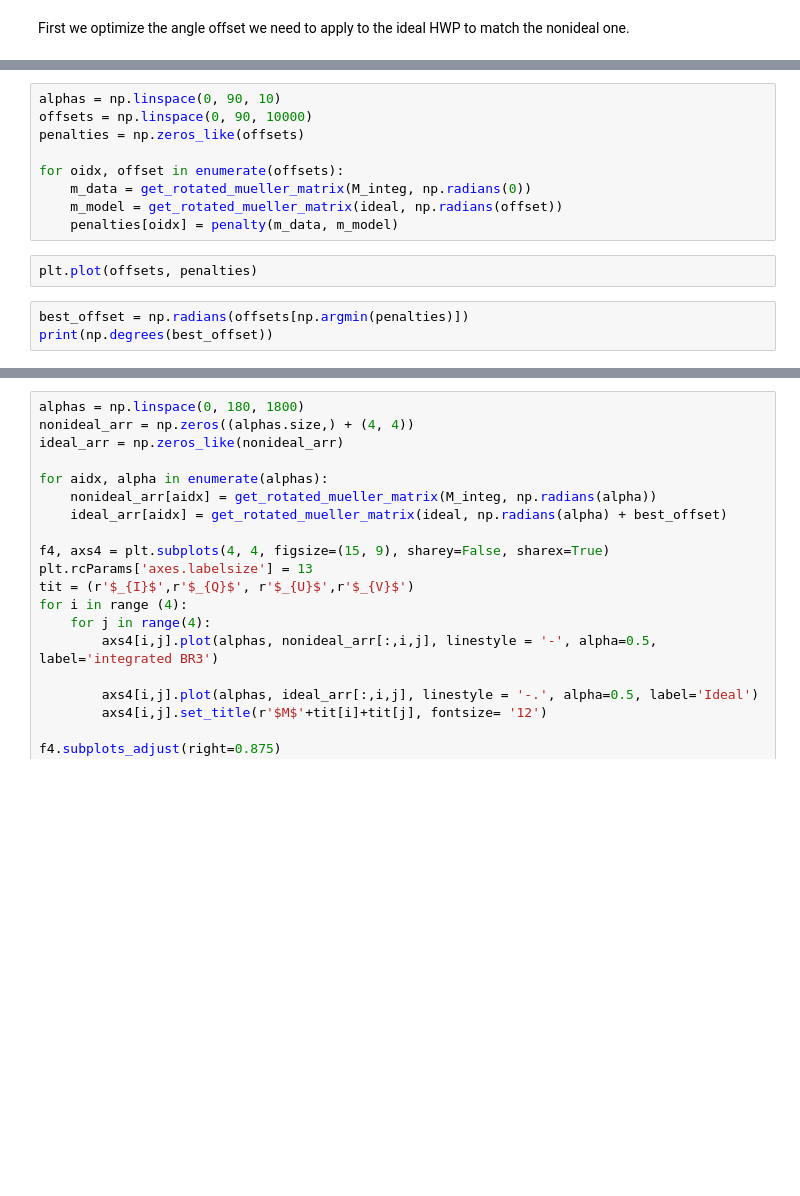
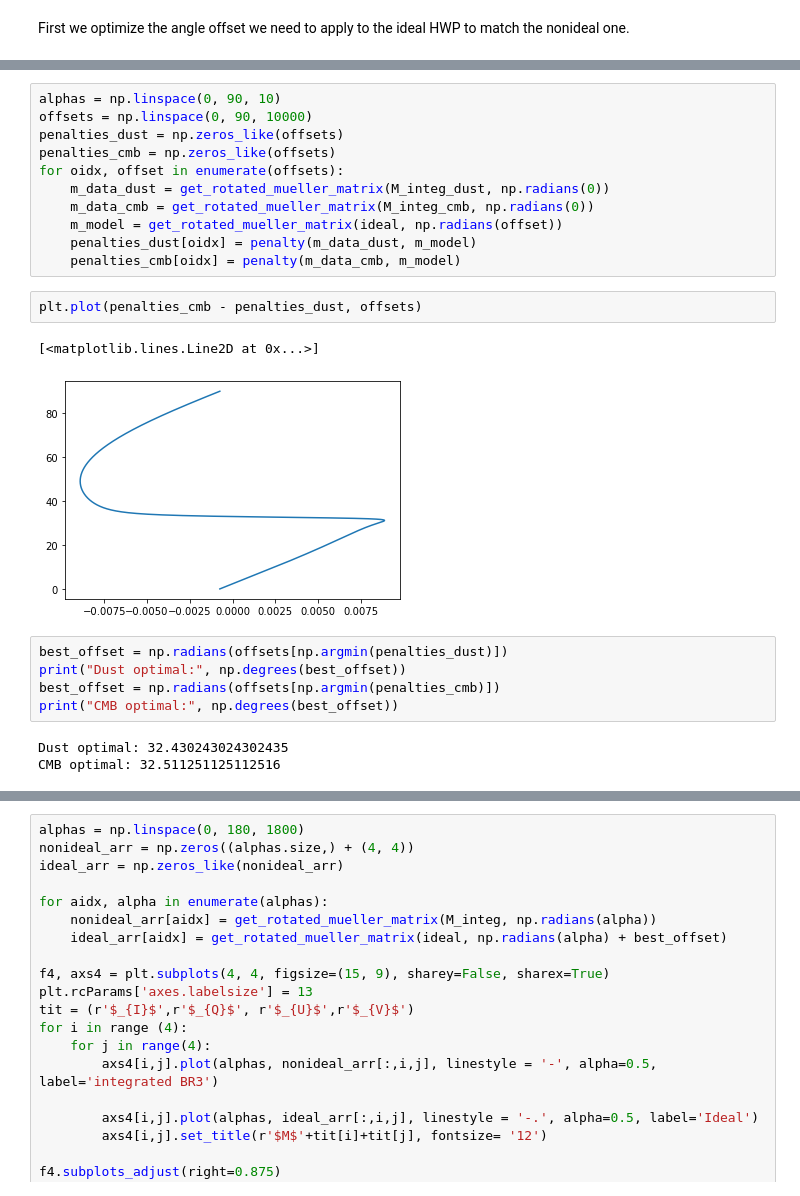
Before and after one commit to AdriJD/beamconv, a Jupyter notebook: notebooks/HWP_angle_offset.ipynb, the cells around one changed output, grey strips where cells are left out. Saved outputs shown, nothing was run; the diff lists cells and outputs as text; blank space fills up the shorter version.

```diff
--- a/notebooks/HWP_angle_offset.ipynb
+++ b/notebooks/HWP_angle_offset.ipynb
@@ -80,14 +119,24 @@ First we optimize the angle offset we need to apply to the ideal HWP to match th
 # %%
 alphas = np.linspace(0, 90, 10)
 offsets = np.linspace(0, 90, 10000)
-penalties = np.zeros_like(offsets)
-
+penalties_dust = np.zeros_like(offsets)
+penalties_cmb = np.zeros_like(offsets)
 for oidx, offset in enumerate(offsets):
-    m_data = get_rotated_mueller_matrix(M_integ, np.radians(0))
+    m_data_dust = get_rotated_mueller_matrix(M_integ_dust, np.radians(0))
+    m_data_cmb = get_rotated_mueller_matrix(M_integ_cmb, np.radians(0))
     m_model = get_rotated_mueller_matrix(ideal, np.radians(offset))
-    penalties[oidx] = penalty(m_data, m_model)
+    penalties_dust[oidx] = penalty(m_data_dust, m_model)
+    penalties_cmb[oidx] = penalty(m_data_cmb, m_model)
 # %%
-plt.plot(offsets, penalties)
+plt.plot(penalties_cmb - penalties_dust, offsets)
+# %% [output]
+[<matplotlib.lines.Line2D at 0x...>]
+[figure, added]
 # %%
-best_offset = np.radians(offsets[np.argmin(penalties)])
-print(np.degrees(best_offset))
+best_offset = np.radians(offsets[np.argmin(penalties_dust)])
+print("Dust optimal:", np.degrees(best_offset))
+best_offset = np.radians(offsets[np.argmin(penalties_cmb)])
+print("CMB optimal:", np.degrees(best_offset))
+# %% [output]
+Dust optimal: 32.430243024302435
+CMB optimal: 32.511251125112516
```
Also changed, not shown: parts of 5 cells of this notebook.
